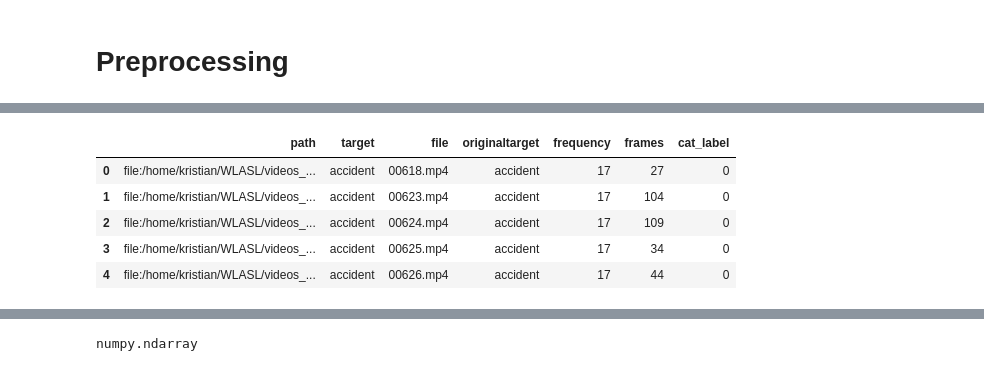
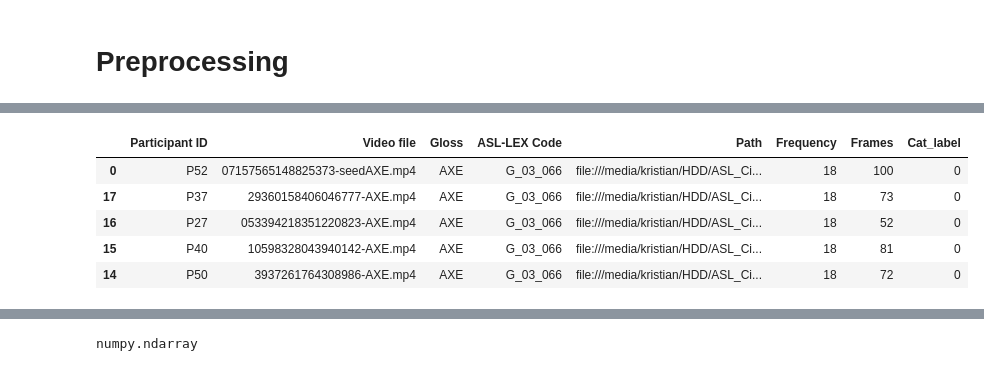
Before and after one commit to kristiany45/DAP_Github, a Jupyter notebook: tests mediapipe/Mediapipe ASL Citizen.ipynb, the cells around one changed output, grey strips where cells are left out. Cells and saved outputs as stored; diff of their text form; code cells hidden in the pictures.

```diff
--- a/tests mediapipe/Mediapipe ASL Citizen.ipynb
+++ b/tests mediapipe/Mediapipe ASL Citizen.ipynb
@@ -593,6 +593,7 @@ traindf.describe()
 traindf = traindf[traindf['Frames'] < 131]
 #filtered_df = traindf[(traindf['Frames'] > 0) & (traindf['Frames'] < 121)]
 #filtered_df = traindf[traindf['Frames'] > 0]
+traindf = traindf.reset_index(drop=True)
 traindf.describe()
 # %% [output]
 |  | Frequency | Frames |
@@ -606,7 +607,7 @@ traindf.describe()
 | max | 24.000000 | 130.000000 |
 # %%
 traindf['Frequency'] = traindf['Gloss'].map(traindf['Gloss'].value_counts())
-traindf = traindf.sort_values(by='Frequency',)
+#traindf = traindf.sort_values(by='Frequency',)
 
 traindf.describe()
 # %% [output]
@@ -869,14 +863,15 @@ traindf.head()
 # %%
 encoder = OrdinalEncoder()
 # %%
-video_df['cat_label'] = encoder.fit_transform(video_df[['target']]).astype(int)
+traindf['Cat_label'] = encoder.fit_transform(traindf[['Gloss']]).astype(int)
+traindf = traindf.sort_values(by='Gloss',)
 # %%
-video_df.head()
+traindf.head()
 # %% [output]
-|  | path | target | file | originaltarget | frequency | frames | cat_label |
-| 0 | file:/home/kristian/WLASL/videos_... | accident | 00618.mp4 | accident | 17 | 27 | 0 |
-| 1 | file:/home/kristian/WLASL/videos_... | accident | 00623.mp4 | accident | 17 | 104 | 0 |
-| 2 | file:/home/kristian/WLASL/videos_... | accident | 00624.mp4 | accident | 17 | 109 | 0 |
-| 3 | file:/home/kristian/WLASL/videos_... | accident | 00625.mp4 | accident | 17 | 34 | 0 |
-| 4 | file:/home/kristian/WLASL/videos_... | accident | 00626.mp4 | accident | 17 | 44 | 0 |
+|  | Participant ID | Video file | Gloss | ASL-LEX Code | Path | Frequency | Frames | Cat_label |
+| 0 | P52 | 07157565148825373-seedAXE.mp4 | AXE | G_03_066 | file:///media/kristian/HDD/ASL_Ci... | 18 | 100 | 0 |
+| 17 | P37 | 29360158406046777-AXE.mp4 | AXE | G_03_066 | file:///media/kristian/HDD/ASL_Ci... | 18 | 73 | 0 |
+| 16 | P27 | 053394218351220823-AXE.mp4 | AXE | G_03_066 | file:///media/kristian/HDD/ASL_Ci... | 18 | 52 | 0 |
+| 15 | P40 | 10598328043940142-AXE.mp4 | AXE | G_03_066 | file:///media/kristian/HDD/ASL_Ci... | 18 | 81 | 0 |
+| 14 | P50 | 3937261764308986-AXE.mp4 | AXE | G_03_066 | file:///media/kristian/HDD/ASL_Ci... | 18 | 72 | 0 |
 # %%
```
Also changed, not shown: parts of 63 cells of this notebook.
